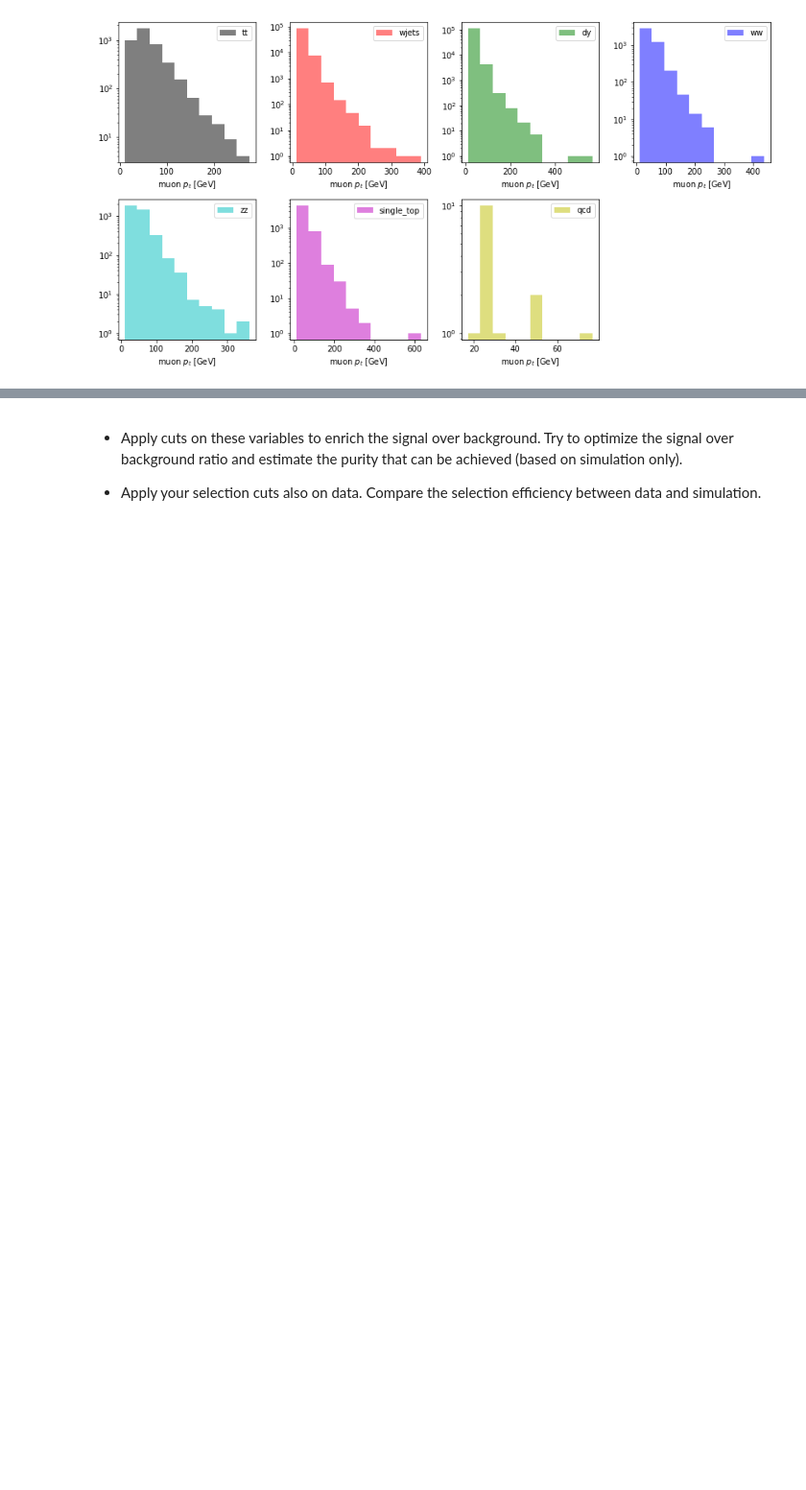
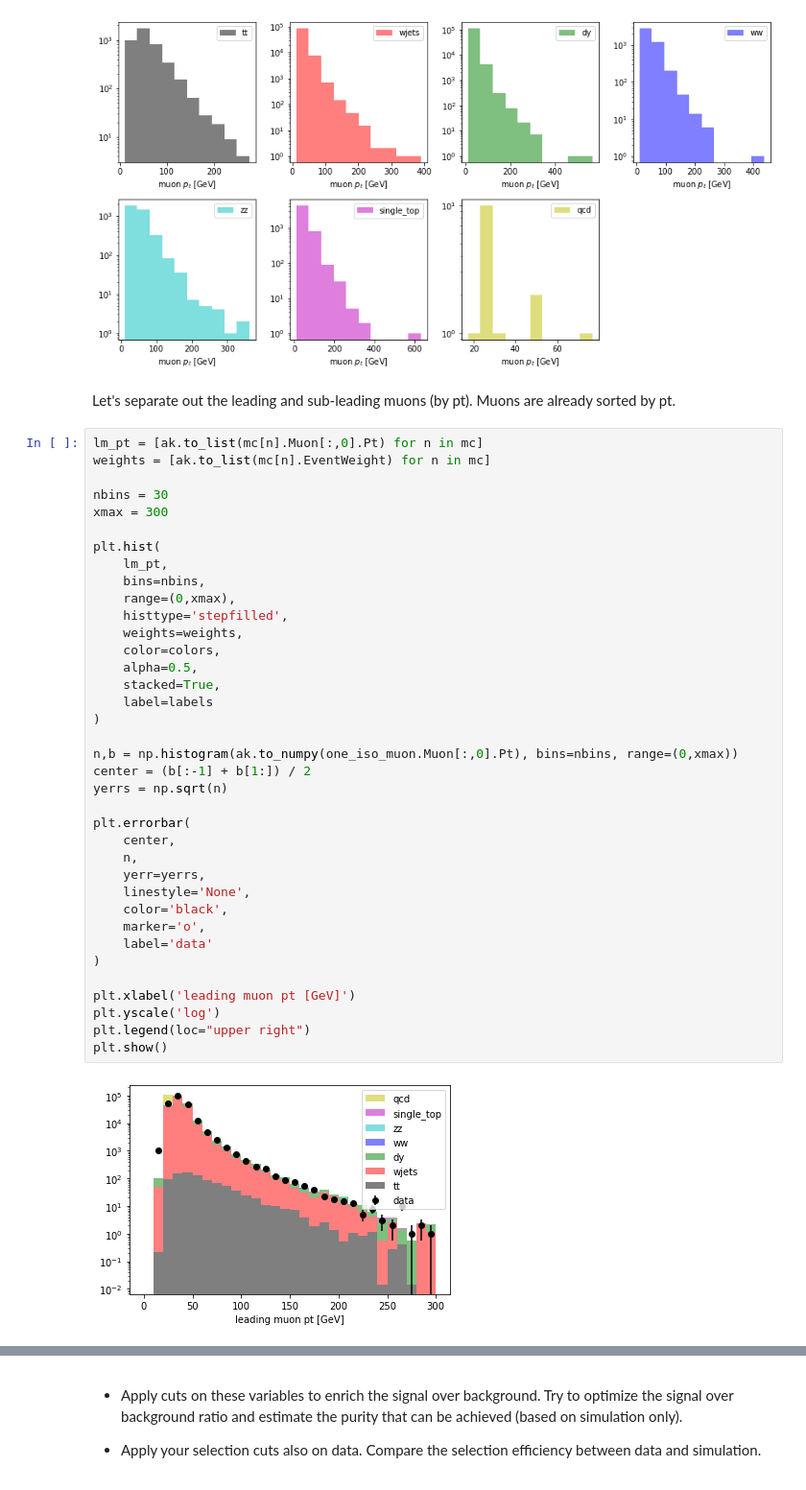
Before and after one commit to QuarkNet-HEP/ttbar-heptutorial, a Jupyter notebook: ttbar-heptutorial.ipynb, the cells around one changed output, grey strips where cells are left out. Shown at 96% size. Saved outputs shown, nothing was run; the diff lists cells and outputs as text; blank space fills up the shorter version.

Commit message:
pt hists for leading and sub-leading muons

```diff
--- a/ttbar-heptutorial.ipynb
+++ b/ttbar-heptutorial.ipynb
@@ -879,3 +879,44 @@ for i,n in enumerate(mc):
 plt.tight_layout()
 # %% [output]
 [figure]
+# %% [markdown]
+Let's separate out the leading and sub-leading muons (by pt). Muons are already sorted by pt.
+# %%
+lm_pt = [ak.to_list(mc[n].Muon[:,0].Pt) for n in mc]
+weights = [ak.to_list(mc[n].EventWeight) for n in mc]
+
+nbins = 30
+xmax = 300
+
+plt.hist(
+    lm_pt,
+    bins=nbins,
+    range=(0,xmax),
+    histtype='stepfilled',
+    weights=weights,
+    color=colors,
+    alpha=0.5,
+    stacked=True,
+    label=labels
+)
+
+n,b = np.histogram(ak.to_numpy(one_iso_muon.Muon[:,0].Pt), bins=nbins, range=(0,xmax))
+center = (b[:-1] + b[1:]) / 2
+yerrs = np.sqrt(n)
+
+plt.errorbar(
+    center,
+    n,
+    yerr=yerrs,
+    linestyle='None',
+    color='black',
+    marker='o',
+    label='data'
+)
+
+plt.xlabel('leading muon pt [GeV]')
+plt.yscale('log')
+plt.legend(loc="upper right")
+plt.show()
+# %% [output]
+[figure, added]
```
Also changed, not shown: parts of 2 cells of this notebook.
